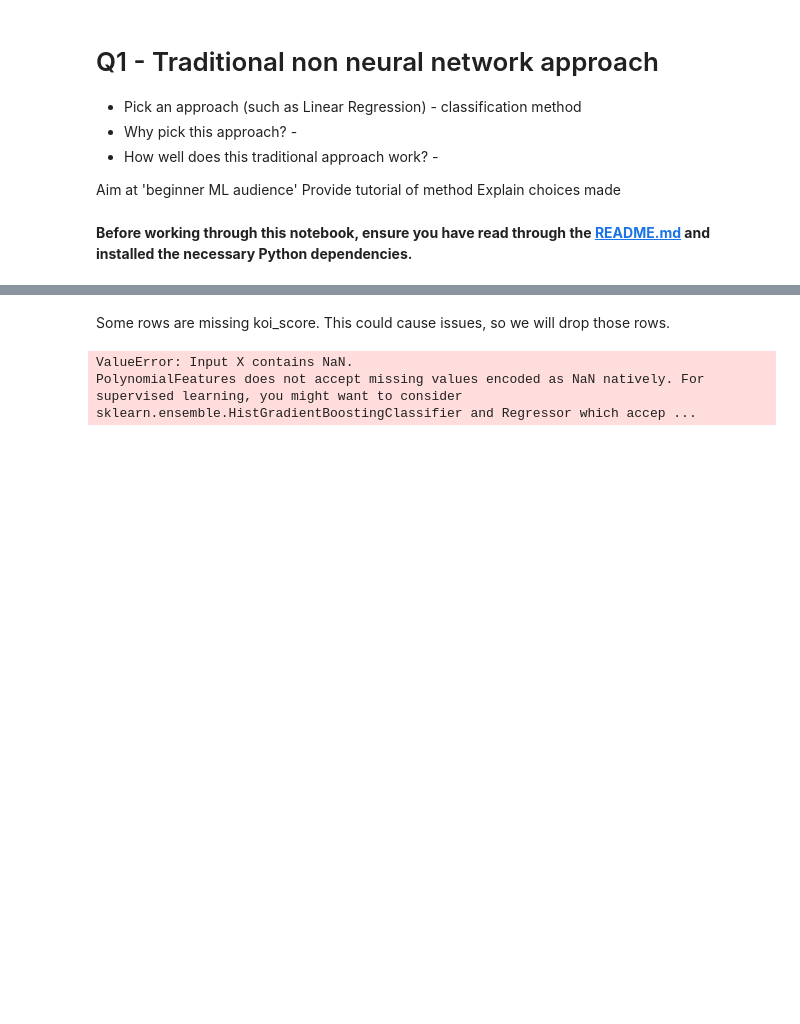
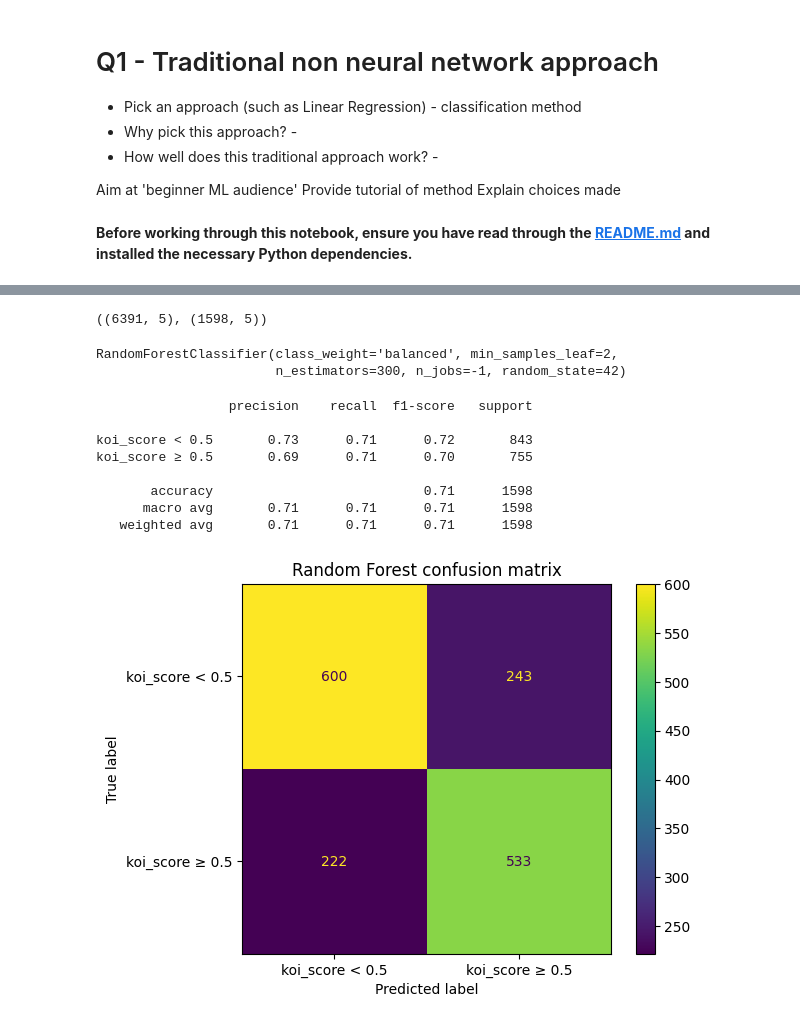
Before and after one commit to GHancock1/Coursework-2, a Jupyter notebook: py/Q1_folder/q1.ipynb, the cells around one changed output, grey strips where cells are left out. Saved outputs shown, nothing was run; the diff lists cells and outputs as text; code cells hidden in the pictures; blank space fills up the shorter version.

```diff
--- a/py/Q1_folder/q1.ipynb
+++ b/py/Q1_folder/q1.ipynb
@@ -60,22 +71,29 @@ y = scaled_df["koi_score"]
-# %% [markdown]
-Some rows are missing koi_score. This could cause issues, so we will drop those rows.
-# %%
-# Dropping rows with any missing values/
-X = X.dropna()
-y = y.dropna()
-
-# Ensuring y lines up to X.
-y = y.loc[X.index]
-# %%
-from sklearn.preprocessing import PolynomialFeatures
-from sklearn.linear_model import LinearRegression
-
-poly = PolynomialFeatures(degree=3, include_bias=False)
-poly_X = poly.fit_transform(X)
-model = LinearRegression()
-model.fit(poly_X, y)
-
-y_pred = model.predict(poly_X)
-# %% [output]
-ValueError: Input X contains NaN.
-PolynomialFeatures does not accept missing values encoded as NaN natively. For supervised learning, you might want to consider sklearn.ensemble.HistGradientBoostingClassifier and Regressor which accep ...
+# %%
+X_train, X_test, y_train, y_test = train_test_split(X, y, test_size=0.2, random_state=42, stratify=y)
+X_train.shape, X_test.shape
+# %% [output]
+((6391, 5), (1598, 5))
+# %%
+rf = RandomForestClassifier(n_estimators=300, max_depth=None, min_samples_leaf=2, class_weight="balanced", random_state=42, n_jobs=-1)
+rf.fit(X_train, y_train)
+# %% [output]
+RandomForestClassifier(class_weight='balanced', min_samples_leaf=2,
+                       n_estimators=300, n_jobs=-1, random_state=42)
+# %%
+y_pred = rf.predict(X_test)
+labels = ["koi_score < 0.5", "koi_score ≥ 0.5"]
+print(classification_report(y_test, y_pred, target_names=labels))
+
+ConfusionMatrixDisplay.from_predictions(y_test, y_pred, display_labels=labels)
+plt.title("Random Forest confusion matrix")
+plt.show()
+# %% [output]
+                 precision    recall  f1-score   support
+
+koi_score < 0.5       0.73      0.71      0.72       843
+koi_score ≥ 0.5       0.69      0.71      0.70       755
+
+       accuracy                           0.71      1598
+      macro avg       0.71      0.71      0.71      1598
+   weighted avg       0.71      0.71      0.71      1598
+[figure, added]
```
Also changed, not shown: parts of 10 cells of this notebook.
